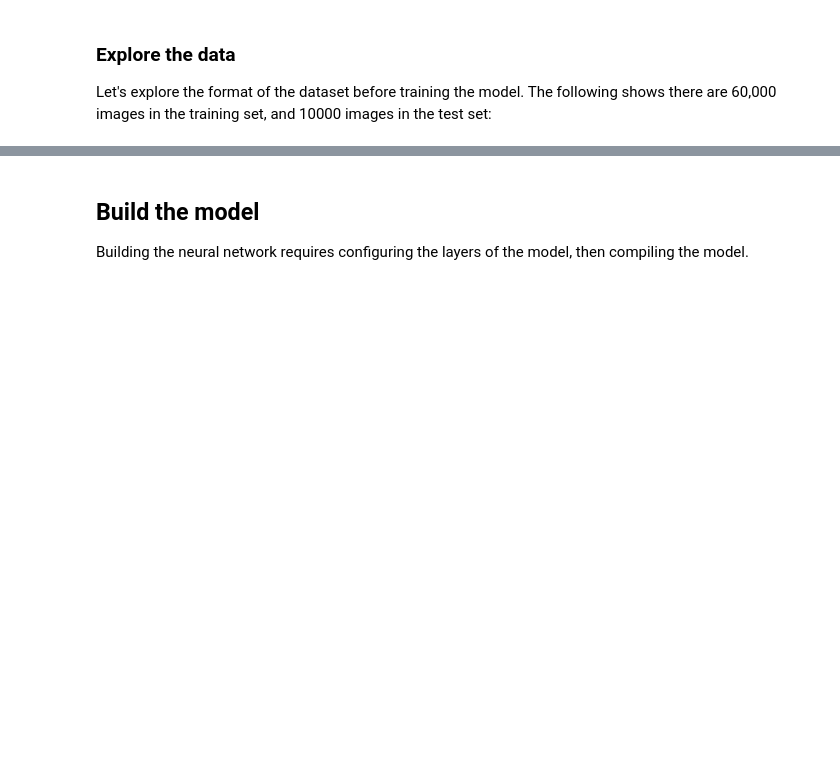
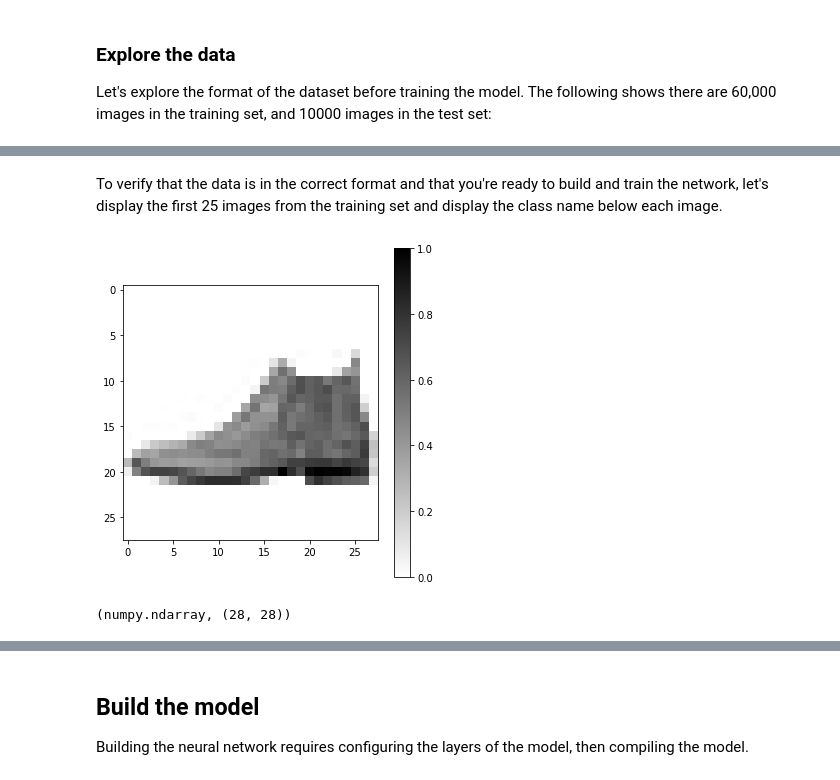
Before and after one commit to OnlyBelter/examples, a Jupyter notebook: courses/udacity_intro_to_tensorflow_for_deep_learning/l03c01_classifying_images_of_clothing.ipynb, the cells around one changed output, grey strips where cells are left out. Saved outputs shown, nothing was run; the diff lists cells and outputs as text; code cells hidden in the pictures; blank space fills up the shorter version.

```diff
--- a/courses/udacity_intro_to_tensorflow_for_deep_learning/l03c01_classifying_images_of_clothing.ipynb
+++ b/courses/udacity_intro_to_tensorflow_for_deep_learning/l03c01_classifying_images_of_clothing.ipynb
@@ -217,2 +247,22 @@ Display the first 25 images from the *training set* and display the class name b
+# %%
+train_images = train_images / 255.0
+
+test_images = test_images / 255.0
+# %% [markdown]
+To verify that the data is in the correct format and that you're ready to build and train the network, let's display the first 25 images from the training set and display the class name below each image.
+# %%
+plt.figure(figsize=(5, 5))
+plt.imshow(test_images[0], cmap=plt.cm.binary)
+plt.colorbar()
+plt.grid(False)
+# plt.show()
+plt.tight_layout()
+plt.savefig('demo_single_img.png', dpi=100)
+# %% [output]
+[figure, added]
+# %%
+type(train_images[0]), train_images[0].shape
+# %% [output]
+(numpy.ndarray, (28, 28))
 # %%
 plt.figure(figsize=(10,10))
```
Also changed, not shown: parts of 58 cells of this notebook, 9 other files.
